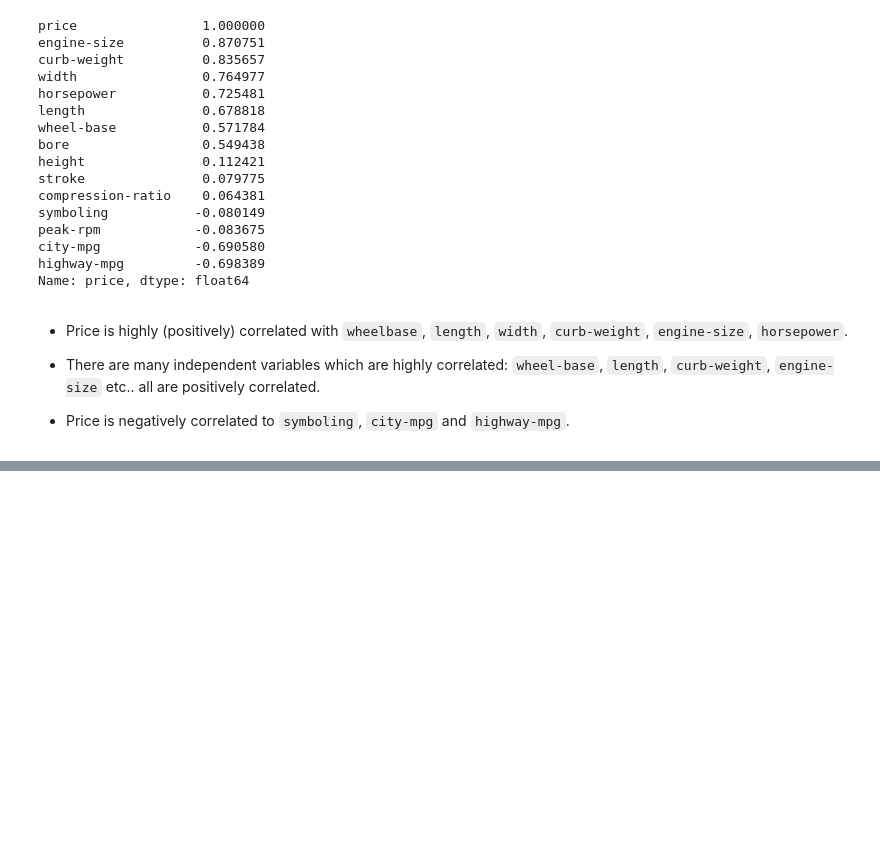
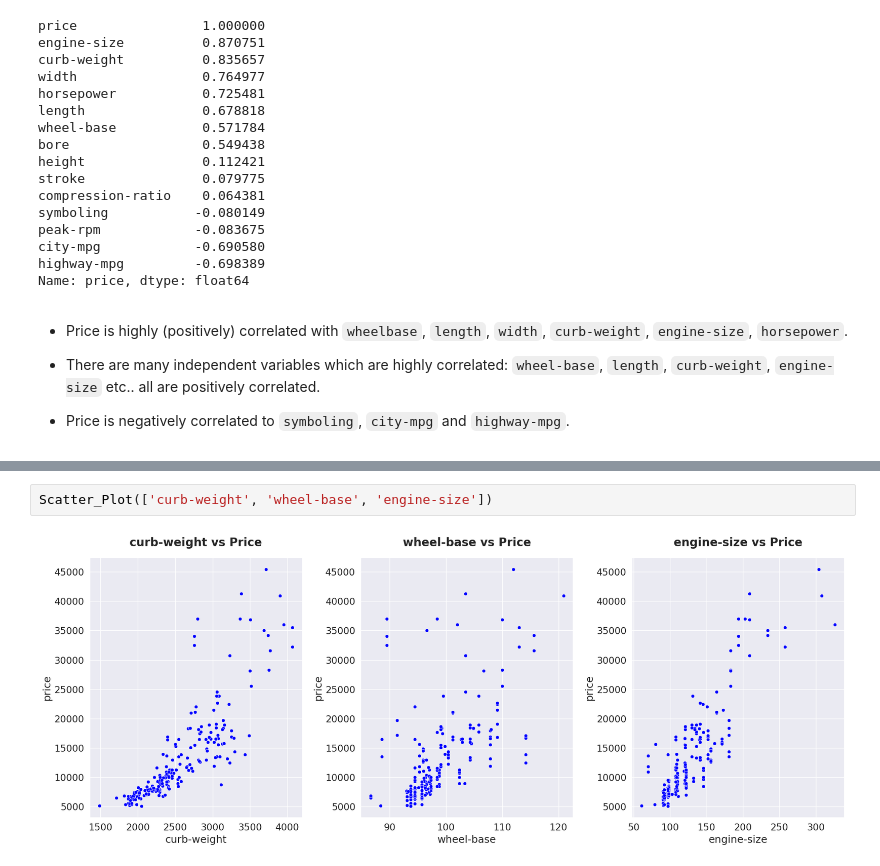
Before and after one commit to ShreeKeshavan/Car_price_prediction, a Jupyter notebook: Car_price_prediction.ipynb, the cells around one changed output, grey strips where cells are left out. Cells and saved outputs as stored; diff of their text form; blank space fills up the shorter version.

```diff
--- a/Car_price_prediction.ipynb
+++ b/Car_price_prediction.ipynb
@@ -586,0 +607,4 @@ Name: price, dtype: float64
+# %%
+Scatter_Plot(['curb-weight', 'wheel-base', 'engine-size'])
+# %% [output]
+[figure, added]
```
Also changed, not shown: parts of 20 cells of this notebook.
